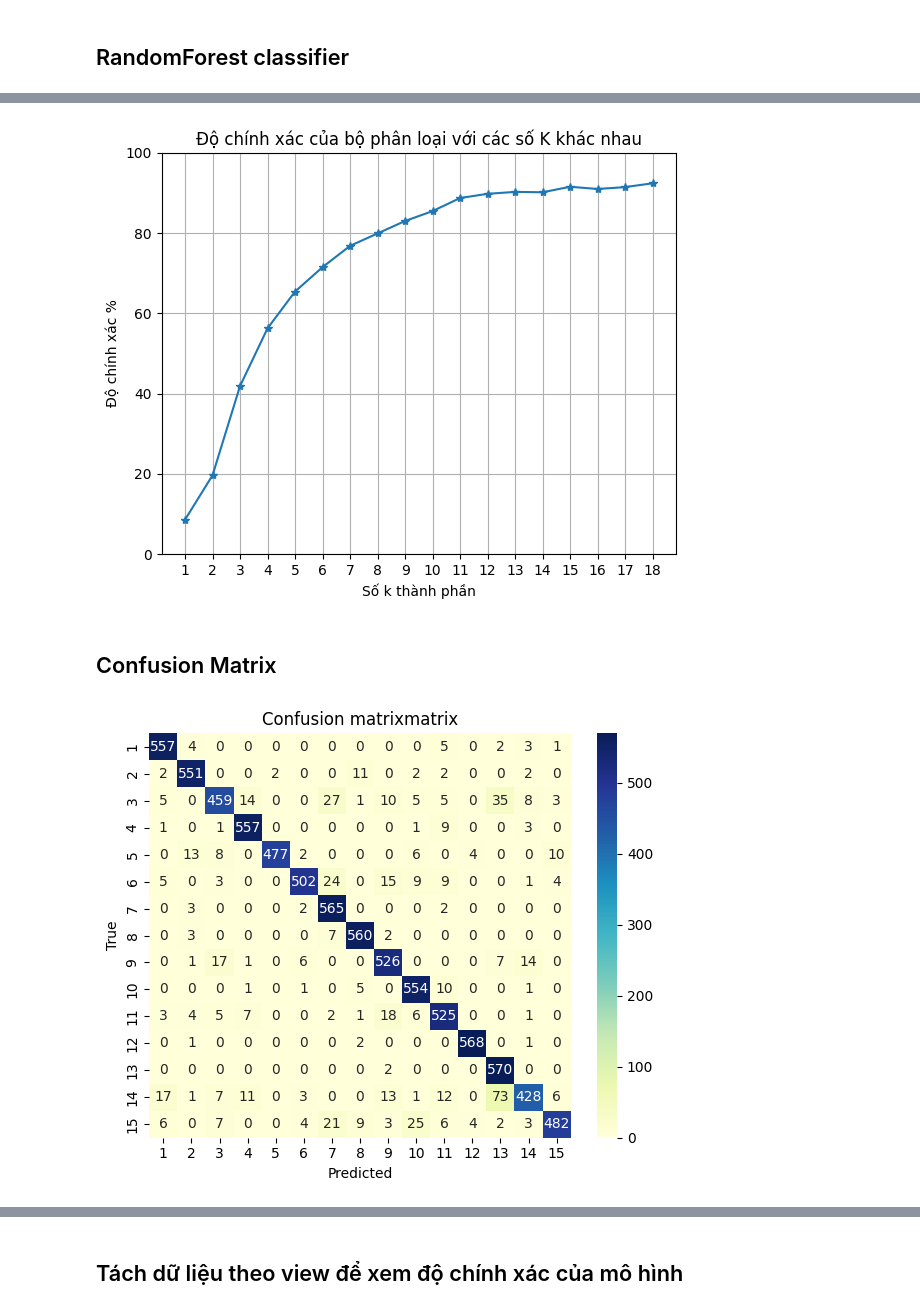
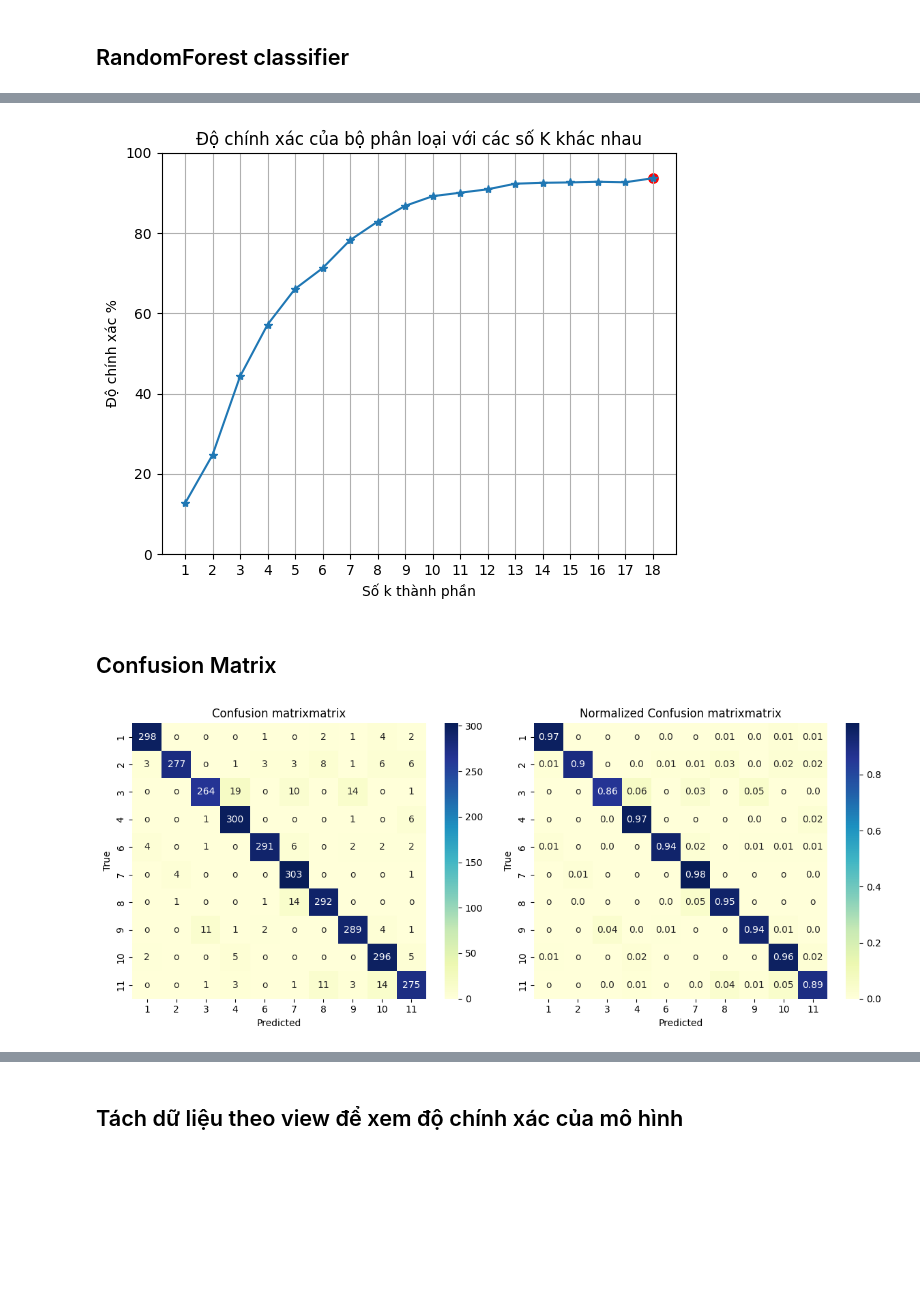
Before and after one commit to sillycroisant/GaitEnergy-Detection, a Jupyter notebook: 3_classify_and_visualize.ipynb, the cells around one changed output, grey strips where cells are left out. Cells and saved outputs as stored; diff of their text form; code cells hidden in the pictures; blank space fills up the shorter version.

```diff
--- a/3_classify_and_visualize.ipynb
+++ b/3_classify_and_visualize.ipynb
@@ -28,7 +28,7 @@ from sklearn.metrics import accuracy_score
 mean_accuracy, y_pred = [], []
 
 rf_model = RandomForestClassifier(
-    n_estimators=100, max_depth=20,
+    n_estimators=300, max_depth=20,
     min_samples_split=2,min_samples_leaf=1,
     max_features='sqrt',bootstrap=True
     )
@@ -42,8 +42,7 @@ Accuracy: 92.74%
 # %%
 # Thử nghiệm xem accuracy thay đổi như thế nào khi thay đổi số k-thành phần
-k_range = list(range(1,19))
+k_range = list(range(1,19)) # với k từ 1 đến 18
 all_acc = []
-
 
 for k in k_range:
     temp_x_train = x_train[:,0:k]
@@ -53,7 +52,7 @@ for k in k_range:
 
 
     rf_model = RandomForestClassifier(
-        n_estimators=50, max_depth=20,
+        n_estimators=100, max_depth=20,
         min_samples_split=2,min_samples_leaf=1,
         max_features='sqrt',bootstrap=True
         )
@@ -88,16 +87,16 @@ for k in k_range:
 import matplotlib.pyplot as plt
 
 # Tìm vị trí có độ chính xác cao nhất
-# max_index = all_acc.index(max(all_acc))
-# best_k = k_range[max_index]
-# best_acc = all_acc[max_index]
+max_index = all_acc.index(max(all_acc))
+best_k = k_range[max_index]
+best_acc = all_acc[max_index]
 
 # Làm nổi bật điểm tốt nhất
 plt.figure(figsize=(6,5))
 plt.title("Độ chính xác của bộ phân loại với các số K khác nhau")
 plt.plot(k_range, all_acc, marker = '*', linestyle='-', linewidth = '1.5')
 
-# plt.scatter(best_k, best_acc, color='red', s=45, label=f'Max: {best_acc:.2f} at k={best_k}')
+plt.scatter(best_k, best_acc, color='red', s=45, label=f'Max: {best_acc:.2f} at k={best_k}')
 
 plt.xlabel('Số k thành phần')
 plt.ylabel('Độ chính xác %')
@@ -107,49 +106,55 @@ plt.grid(True)
 plt.tight_layout()
 plt.show()
 # %% [output]
-[figure, old version]
+[figure, new version]
 # %% [markdown]
 ## Confusion Matrix
 # %%
 from sklearn.metrics import confusion_matrix
 import seaborn as sns
 import matplotlib.pyplot as plt
 
+class_names = list(range(1,12))
 
-class_names = list(range(1,16))
+def draw_confusion_matrix(y_test, y_pred, class_names, title="Confusion Matrix"):
+    # Lọc các class thực tế và dự đoán có trong dữ liệu
+    unique_classes = sorted(set(y_test) | set(y_pred))
+    filtered_class_names = [cls for cls in class_names if cls in unique_classes]
 
-def draw_confusion_matrix(y_test = y_test, y_pred = y_pred, class_names = class_names, title = "Confusion Matrix"):
-    cm = confusion_matrix(y_test, y_pred)
-    cm_normalized = cm.astype('float') / cm.sum(axis=1)[:, np.newaxis]
+    # Tạo confusion matrix
+    cm = confusion_matrix(y_test, y_pred, labels=filtered_class_names)
+    cm_normalized = cm.astype('float') / cm.sum(axis=1, keepdims=True)
 
-    # --- Vẽ confusion matrix gốc ---
-    plt.figure(figsize=(6, 5))
+     # Create annotation matrices: show value only if non-zero
+    annot_cm = np.where(cm == 0, "o", cm)
+    annot_cm_norm = np.where(cm_normalized == 0, "o", np.round(cm_normalized, 2))
+
+    fig, axes = plt.subplots(1, 2, figsize=(12, 5))  # 1 hàng, 2 cột
+
+    # Vẽ confusion matrix gốc
     sns.heatmap(
-        cm, annot=True, fmt='d', cmap='YlGnBu',
-        xticklabels=class_names, yticklabels=class_names
+        cm, annot=annot_cm, fmt='', cmap='YlGnBu',  ax=axes[0],
+        xticklabels=filtered_class_names, yticklabels=filtered_class_names
     )
-    plt.title(title)
-    plt.xlabel('Predicted')
-    plt.ylabel('True')
+    axes[0].set_title(title)
+    axes[0].set_xlabel('Predicted')
+    axes[0].set_ylabel('True')
+
+    # Vẽ confusion matrix đã chuẩn hóa
+    sns.heatmap(
+        cm_normalized, annot=annot_cm_norm, fmt='', cmap='YlGnBu',  ax=axes[1],
+        xticklabels=filtered_class_names, yticklabels=filtered_class_names
+    )
+    axes[1].set_title(f'Normalized {title}')
+    axes[1].set_xlabel('Predicted')
+    axes[1].set_ylabel('True')
+
     plt.tight_layout()
     plt.show()
 
-    # # --- Vẽ confusion matrix đã chuẩn hóa ---
-    # plt.figure(figsize=(8, 6))
-    # sns.heatmap(
-    #     cm_normalized, annot=True, fmt='.2f', cmap='YlGnBu',
-    #     xticklabels=class_names, yticklabels=class_names
-    # )
-    # plt.title('Normalized Confusion Matrix')
-    # plt.xlabel('Predicted')
-    # plt.ylabel('True')
-    # plt.tight_layout()
-    # plt.show()
-
-
 draw_confusion_matrix(y_test, y_pred, class_names, 'Confusion matrixmatrix') # OKE
 # %% [output]
-[figure, old version]
+[figure, new version]
 # %%
 # chia y_test và y_pred theo các view để visualize trên Confusion Matrix 3 chiều
 views = [0, 18, 36, 54, 72, 90, 108, 126, 144, 162, 180]
```
Also changed, not shown: parts of 18 cells of this notebook, 6 other files.
